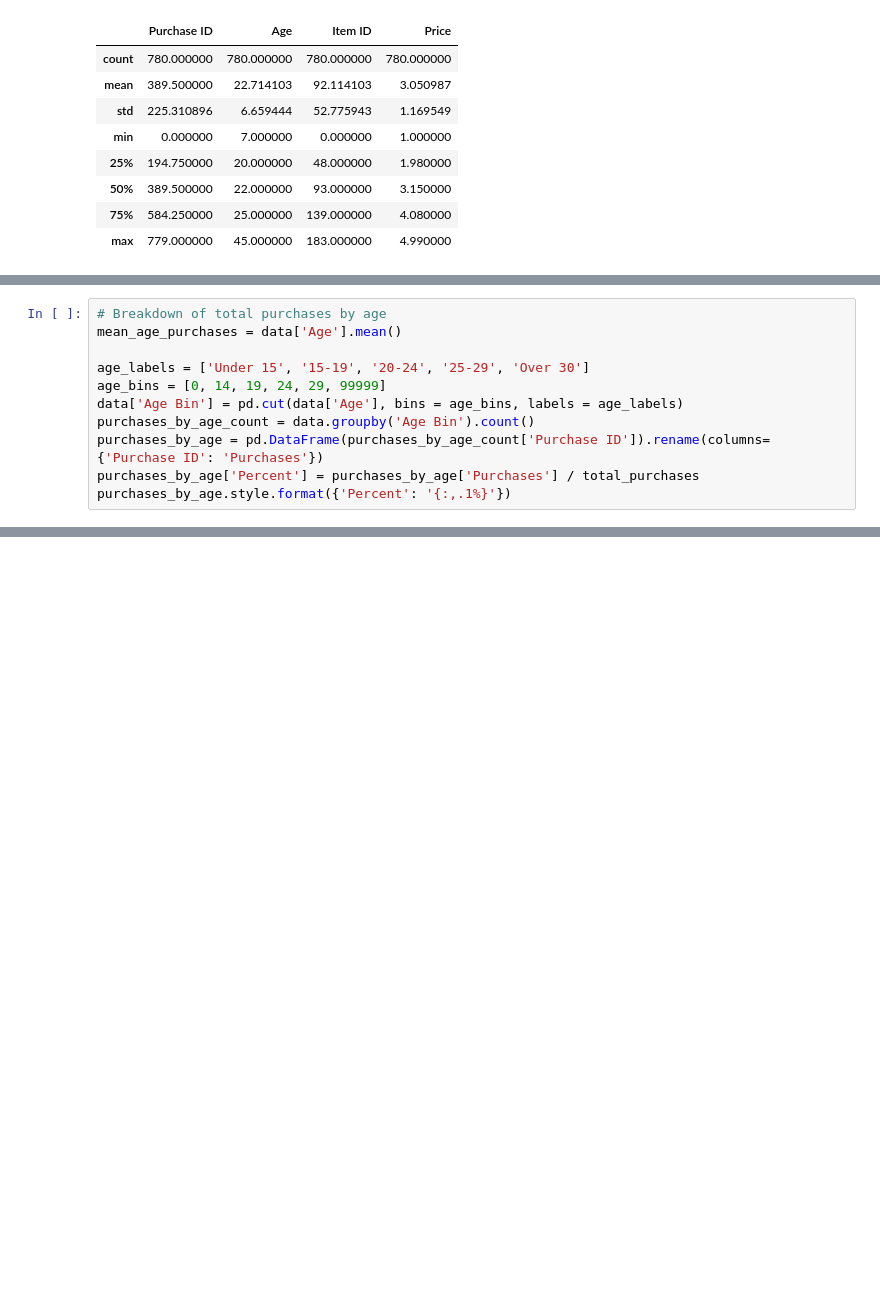
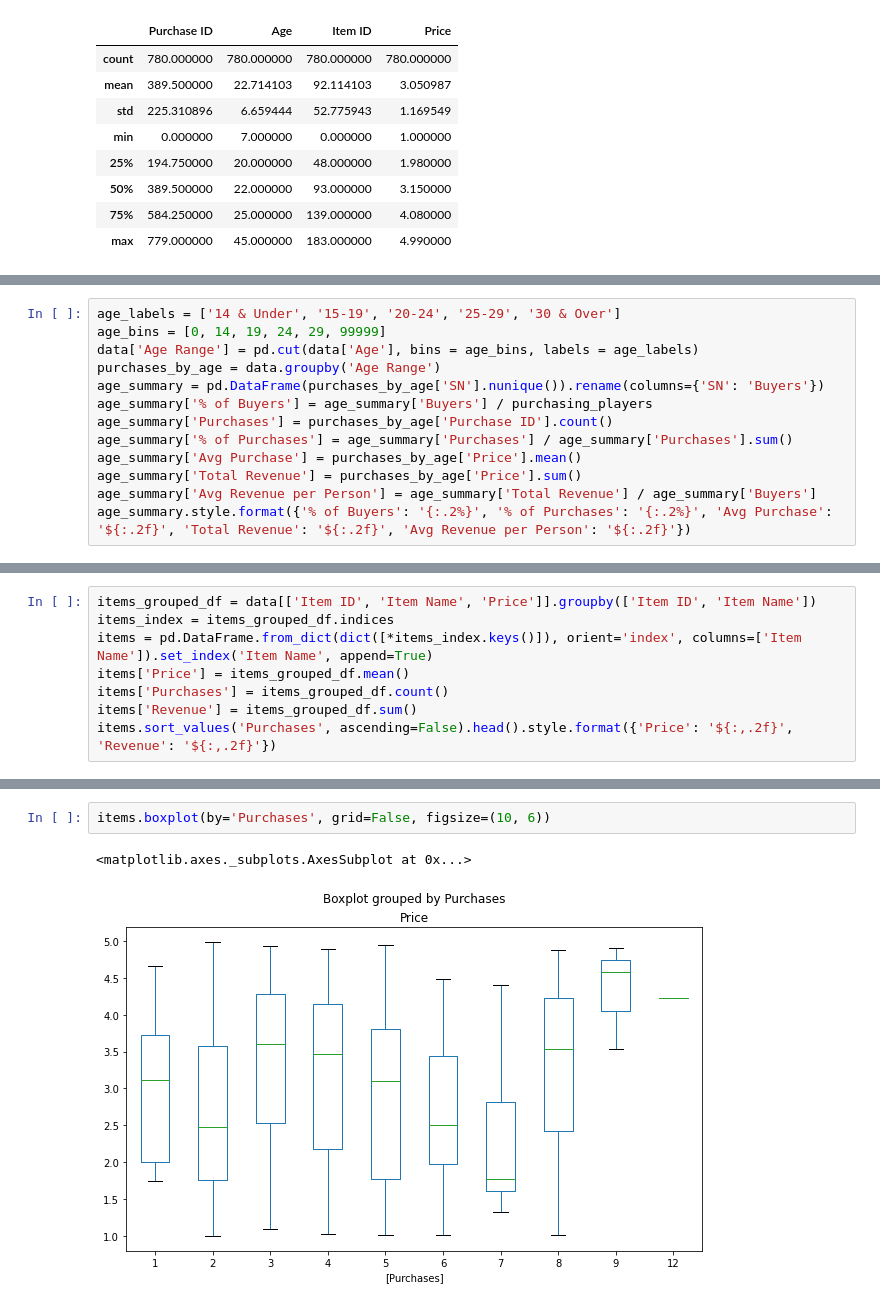
Before and after one commit to xsarinix/heroes-of-pymoli, a Jupyter notebook: heroes.ipynb, the cells around one changed output, grey strips where cells are left out. Saved outputs shown, nothing was run; the diff lists cells and outputs as text; blank space fills up the shorter version.

```diff
--- a/heroes.ipynb
+++ b/heroes.ipynb
@@ -71,11 +59,0 @@ Purchases made by women: 113 (14.5%)
-# %%
-# Breakdown of total purchases by age
-mean_age_purchases = data['Age'].mean()
-
-age_labels = ['Under 15', '15-19', '20-24', '25-29', 'Over 30']
-age_bins = [0, 14, 19, 24, 29, 99999]
-data['Age Bin'] = pd.cut(data['Age'], bins = age_bins, labels = age_labels)
-purchases_by_age_count = data.groupby('Age Bin').count()
-purchases_by_age = pd.DataFrame(purchases_by_age_count['Purchase ID']).rename(columns={'Purchase ID': 'Purchases'})
-purchases_by_age['Percent'] = purchases_by_age['Purchases'] / total_purchases
-purchases_by_age.style.format({'Percent': '{:,.1%}'})
@@ -160,0 +80,13 @@ Total Revenue: $2,379.77
+# %%
+age_labels = ['14 & Under', '15-19', '20-24', '25-29', '30 & Over']
+age_bins = [0, 14, 19, 24, 29, 99999]
+data['Age Range'] = pd.cut(data['Age'], bins = age_bins, labels = age_labels)
+purchases_by_age = data.groupby('Age Range')
+age_summary = pd.DataFrame(purchases_by_age['SN'].nunique()).rename(columns={'SN': 'Buyers'})
+age_summary['% of Buyers'] = age_summary['Buyers'] / purchasing_players
+age_summary['Purchases'] = purchases_by_age['Purchase ID'].count()
+age_summary['% of Purchases'] = age_summary['Purchases'] / age_summary['Purchases'].sum()
+age_summary['Avg Purchase'] = purchases_by_age['Price'].mean()
+age_summary['Total Revenue'] = purchases_by_age['Price'].sum()
+age_summary['Avg Revenue per Person'] = age_summary['Total Revenue'] / age_summary['Buyers']
+age_summary.style.format({'% of Buyers': '{:.2%}', '% of Purchases': '{:.2%}', 'Avg Purchase': '${:.2f}', 'Total Revenue': '${:.2f}', 'Avg Revenue per Person': '${:.2f}'})
@@ -160,0 +105,8 @@ Total Revenue: $2,379.77
+# %%
+items_grouped_df = data[['Item ID', 'Item Name', 'Price']].groupby(['Item ID', 'Item Name'])
+items_index = items_grouped_df.indices
+items = pd.DataFrame.from_dict(dict([*items_index.keys()]), orient='index', columns=['Item Name']).set_index('Item Name', append=True)
+items['Price'] = items_grouped_df.mean()
+items['Purchases'] = items_grouped_df.count()
+items['Revenue'] = items_grouped_df.sum()
+items.sort_values('Purchases', ascending=False).head().style.format({'Price': '${:,.2f}', 'Revenue': '${:,.2f}'})
@@ -160,0 +138,5 @@ Total Revenue: $2,379.77
+# %%
+items.boxplot(by='Purchases', grid=False, figsize=(10, 6))
+# %% [output]
+<matplotlib.axes._subplots.AxesSubplot at 0x...>
+[figure, added]
```
Also changed, not shown: parts of 22 cells of this notebook.
